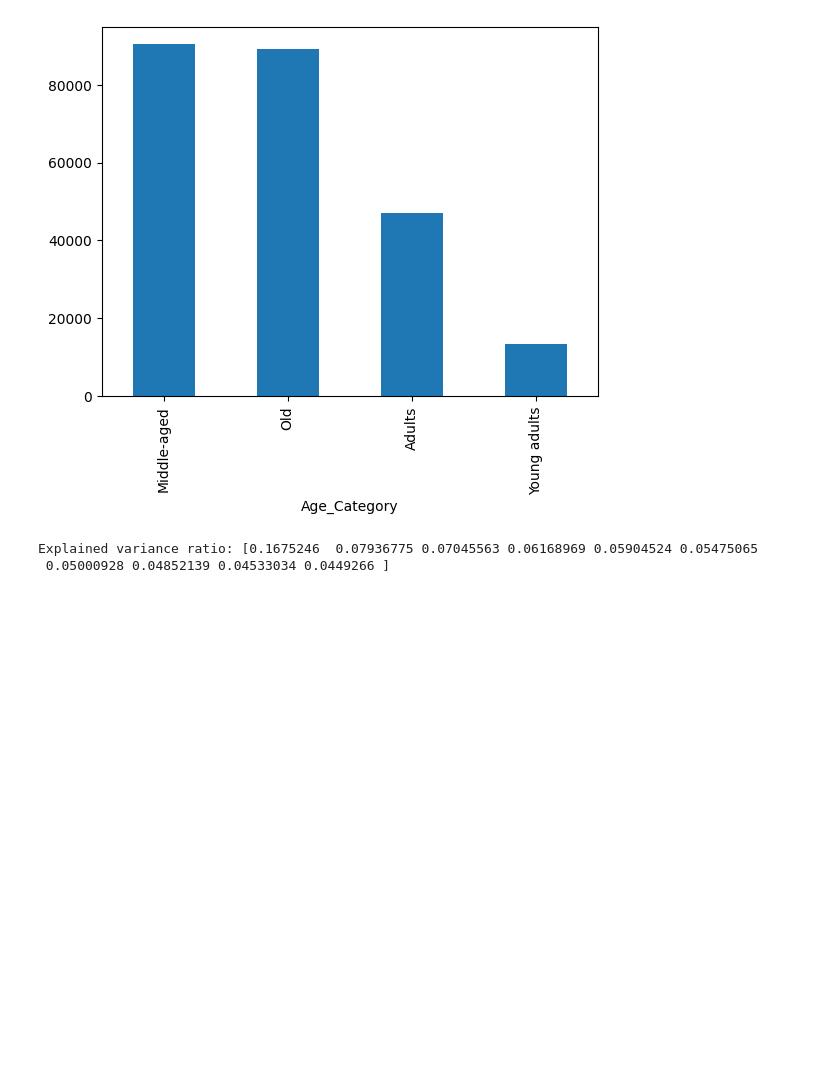
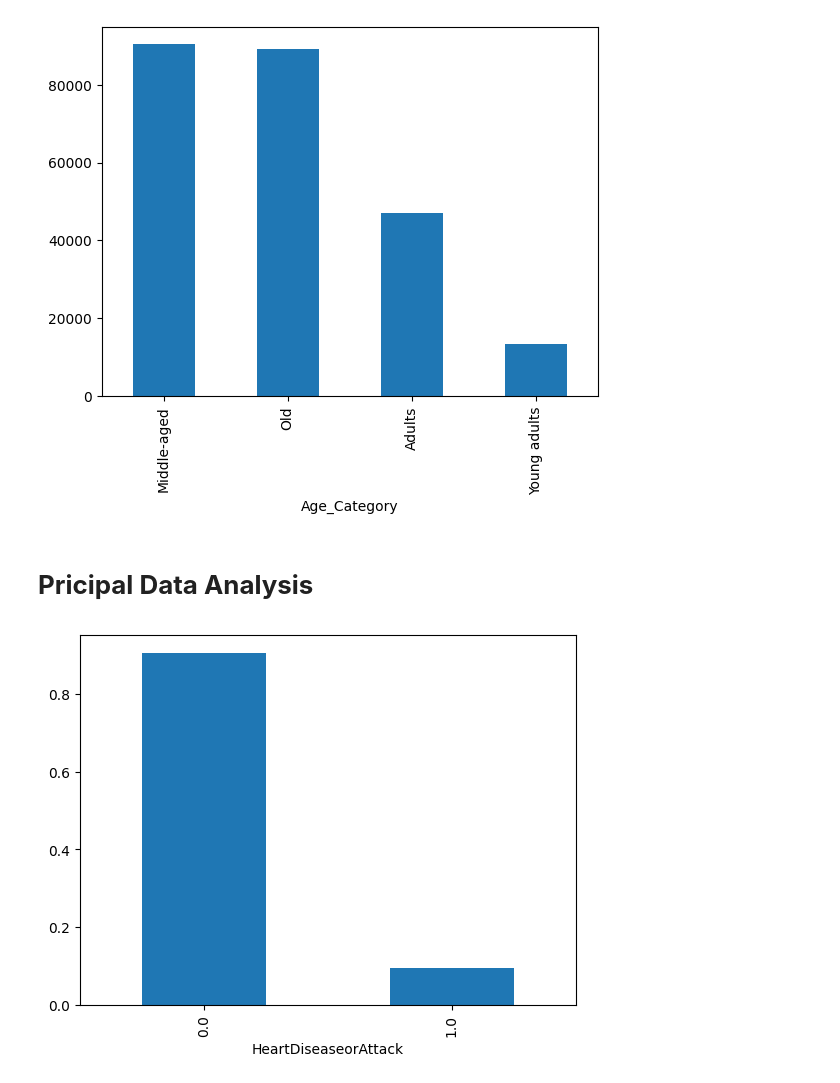
Before and after one commit to akhilnazim0/Data-Science-Project, a Jupyter notebook: Data_Science_Project_.ipynb, the cells around one changed output. Drawn from its saved outputs; the diff is of its cells as text; code cells hidden in the pictures; blank space fills up the shorter version.

```diff
--- a/Data_Science_Project_.ipynb
+++ b/Data_Science_Project_.ipynb
@@ -261,6 +250,9 @@ X_pca = pca.fit_transform(X_scaled)
-# %%
-explained_variance = pca.explained_variance_ratio_
-print("Explained variance ratio:", explained_variance)
-# %% [output]
-Explained variance ratio: [0.1675246  0.07936775 0.07045563 0.06168969 0.05904524 0.05475065
- 0.05000928 0.04852139 0.04533034 0.0449266 ]
+# %% [markdown]
+# **Pricipal Data Analysis**
+# %%
+# Target variable
+df_f['HeartDiseaseorAttack'].value_counts()
+df_f['HeartDiseaseorAttack'].value_counts(normalize=True).plot(kind='bar')
+plt.show()
+# %% [output]
+[figure, added]
```
Also changed, not shown: parts of 38 cells of this notebook.
